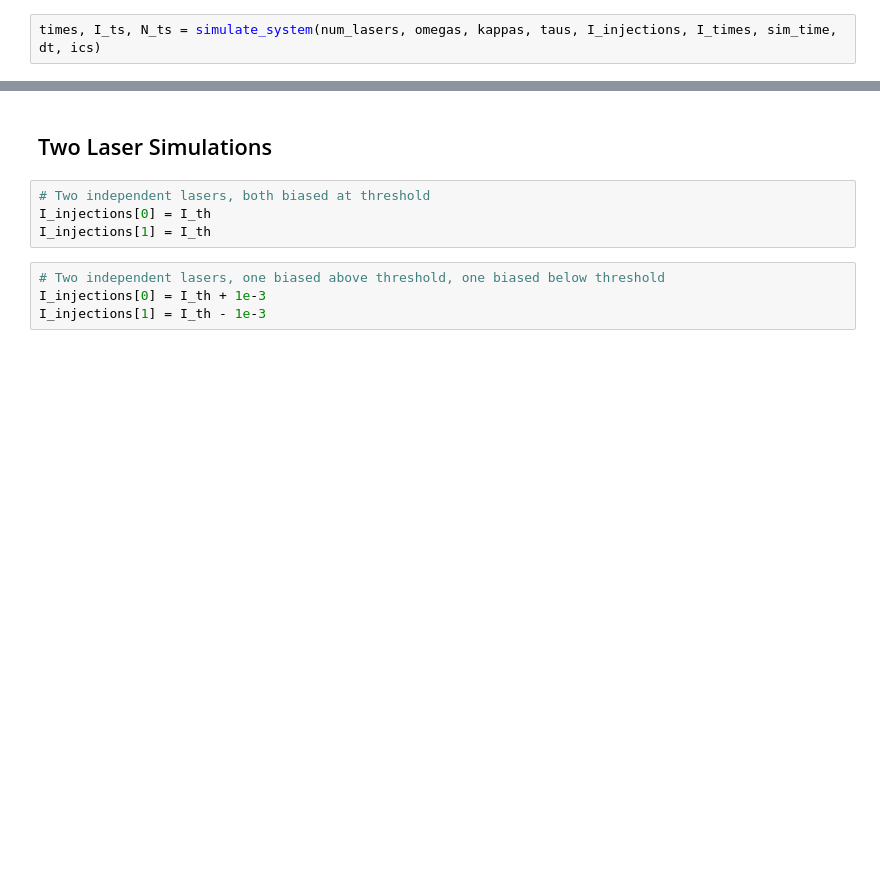
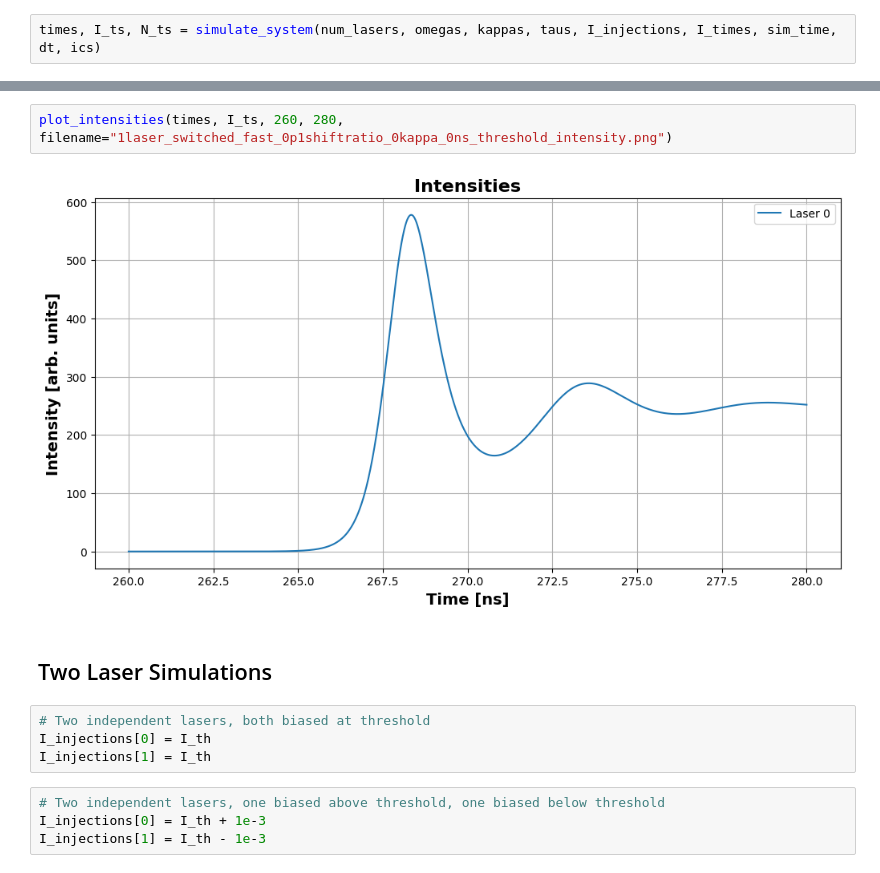
Before and after one commit to godwinduan/lasersim, a Jupyter notebook: MC_SLs_new.ipynb, the cells around one changed output, grey strips where cells are left out. Cells and saved outputs as stored; diff of their text form; blank space fills up the shorter version.

```diff
--- a/MC_SLs_new.ipynb
+++ b/MC_SLs_new.ipynb
@@ -518,3 +673,7 @@ Avg normalized DC value of laser 0: 9.97e+03
+# %%
+plot_intensities(times, I_ts, 260, 280, filename="1laser_switched_fast_0p1shiftratio_0kappa_0ns_threshold_intensity.png")
+# %% [output]
+[figure, added]
 # %% [markdown]
 ## Two Laser Simulations
 # %%
```
Also changed, not shown: parts of 14 cells of this notebook, 16 other files.
